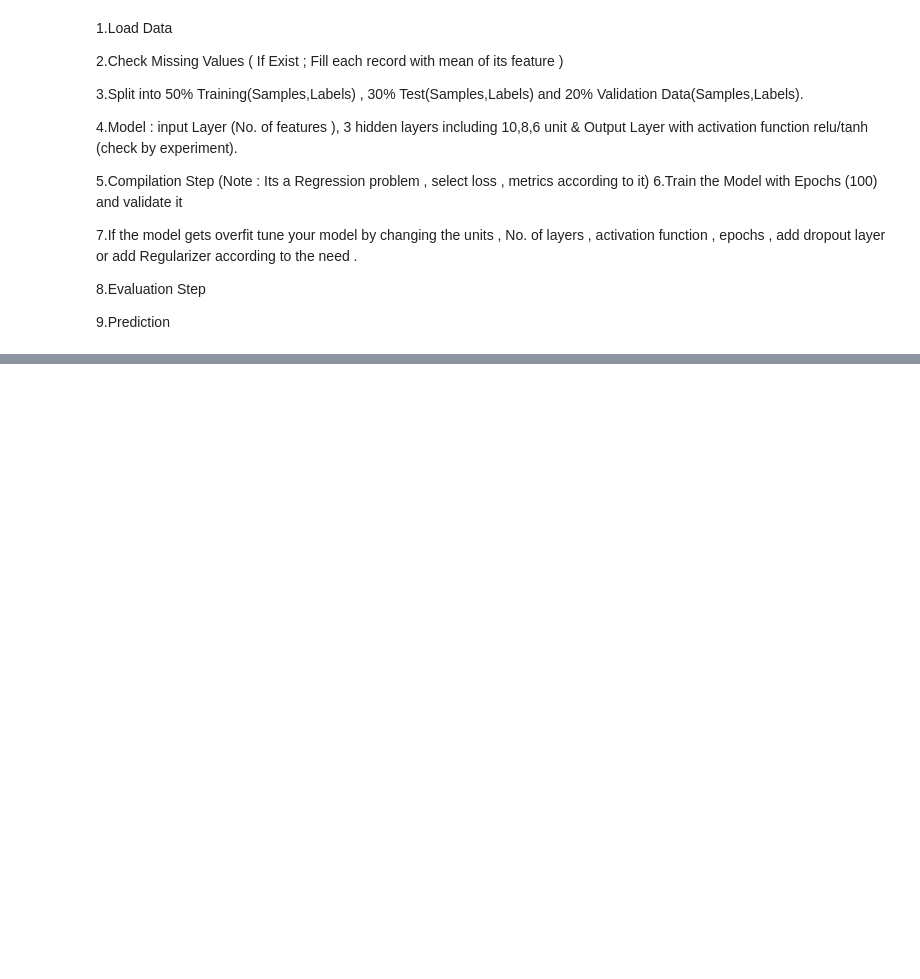
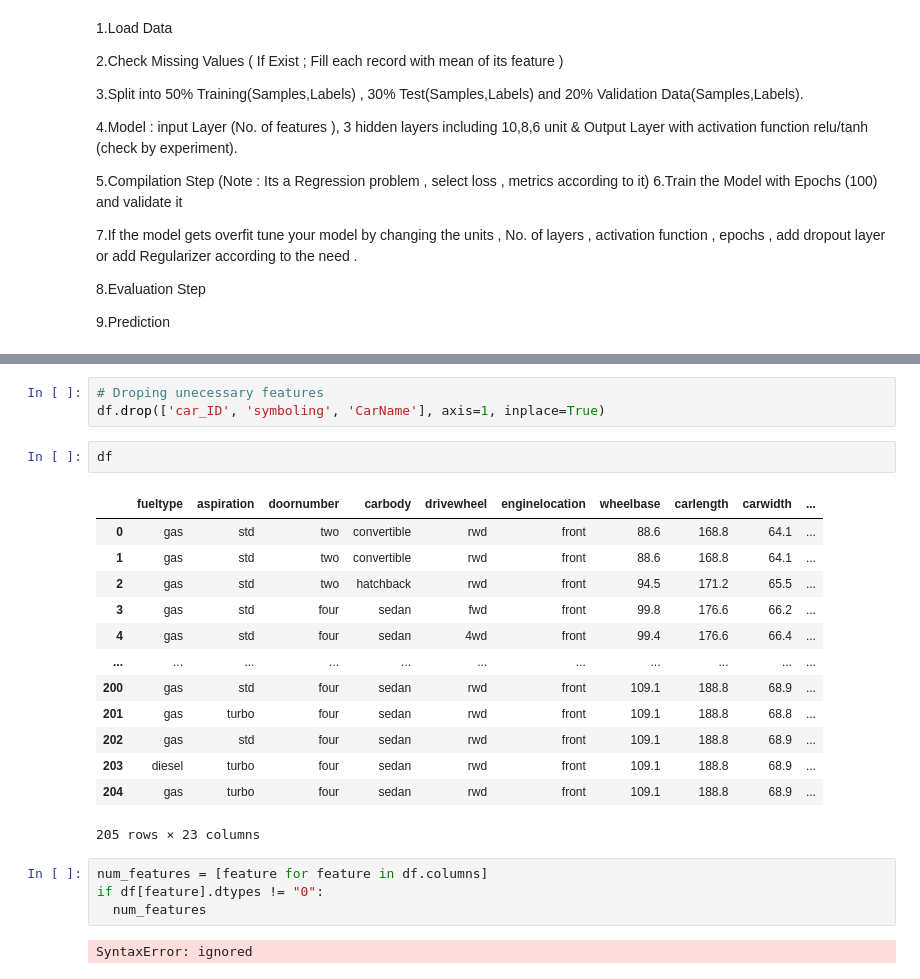
Before and after one commit to SyedHuzaifa007/PIAIC-Deep-Learning-Assignment, a Jupyter notebook: Car_Price_Prediction_assignment.ipynb, the cells around one changed output, grey strips where cells are left out. Cells and saved outputs as stored; diff of their text form; blank space fills up the shorter version.

```diff
--- a/Car_Price_Prediction_assignment.ipynb
+++ b/Car_Price_Prediction_assignment.ipynb
@@ -40,0 +123,25 @@ We are required to model the price of cars with the available independent variab
+# %%
+# Droping unecessary features
+df.drop(['car_ID', 'symboling', 'CarName'], axis=1, inplace=True)
+# %%
+df
+# %% [output]
+|  | fueltype | aspiration | doornumber | carbody | drivewheel | enginelocation | wheelbase | carlength | carwidth | ... |
+| 0 | gas | std | two | convertible | rwd | front | 88.6 | 168.8 | 64.1 | ... |
+| 1 | gas | std | two | convertible | rwd | front | 88.6 | 168.8 | 64.1 | ... |
+| 2 | gas | std | two | hatchback | rwd | front | 94.5 | 171.2 | 65.5 | ... |
+| 3 | gas | std | four | sedan | fwd | front | 99.8 | 176.6 | 66.2 | ... |
+| 4 | gas | std | four | sedan | 4wd | front | 99.4 | 176.6 | 66.4 | ... |
+| ... | ... | ... | ... | ... | ... | ... | ... | ... | ... | ... |
+| 200 | gas | std | four | sedan | rwd | front | 109.1 | 188.8 | 68.9 | ... |
+| 201 | gas | turbo | four | sedan | rwd | front | 109.1 | 188.8 | 68.8 | ... |
+| 202 | gas | std | four | sedan | rwd | front | 109.1 | 188.8 | 68.9 | ... |
+| 203 | diesel | turbo | four | sedan | rwd | front | 109.1 | 188.8 | 68.9 | ... |
+| 204 | gas | turbo | four | sedan | rwd | front | 109.1 | 188.8 | 68.9 | ... |
+205 rows × 23 columns
+# %%
+num_features = [feature for feature in df.columns]
+if df[feature].dtypes != "0":
+  num_features
+# %% [output]
+SyntaxError: ignored
```
Also changed, not shown: parts of 6 cells of this notebook.
